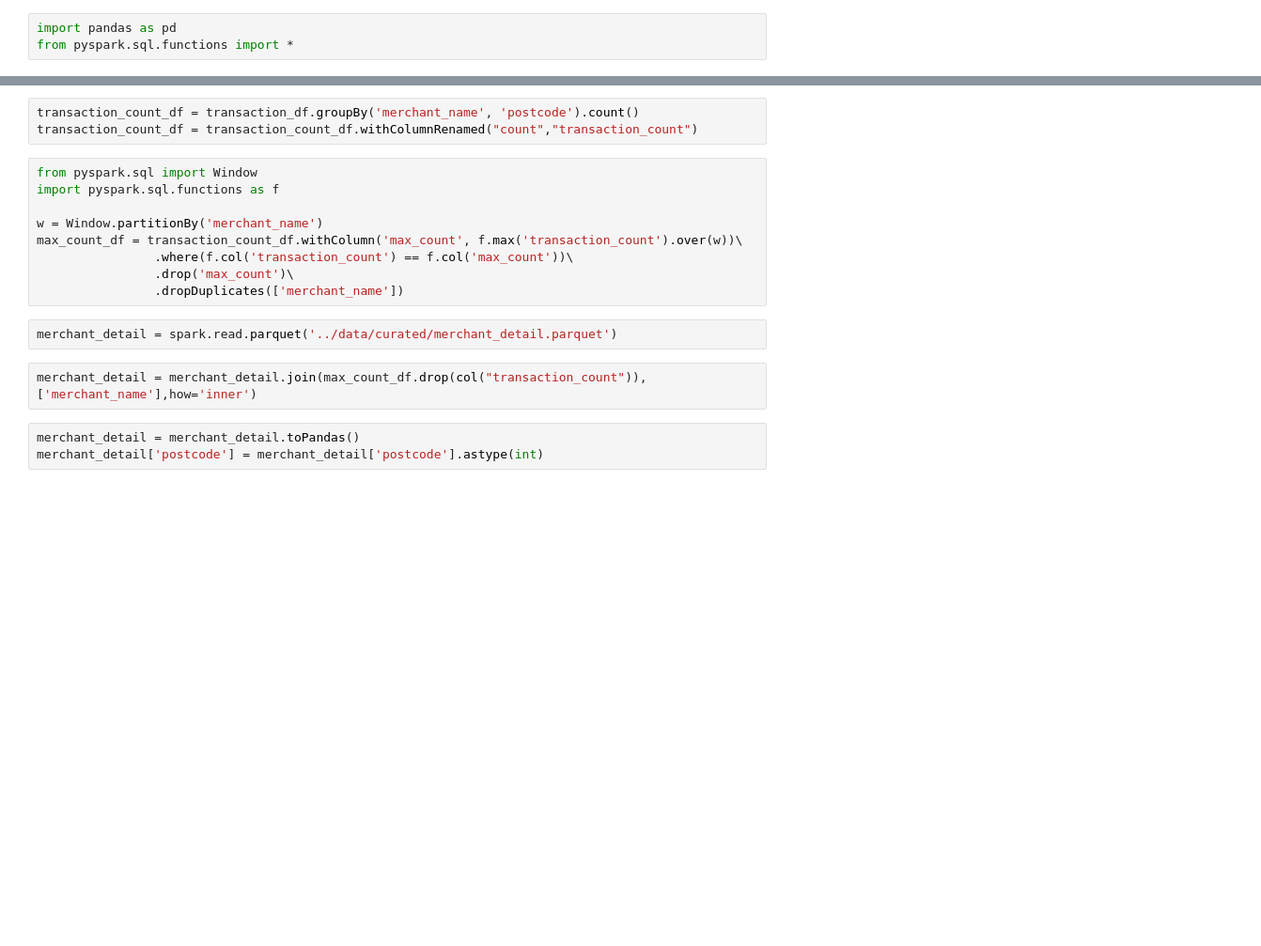
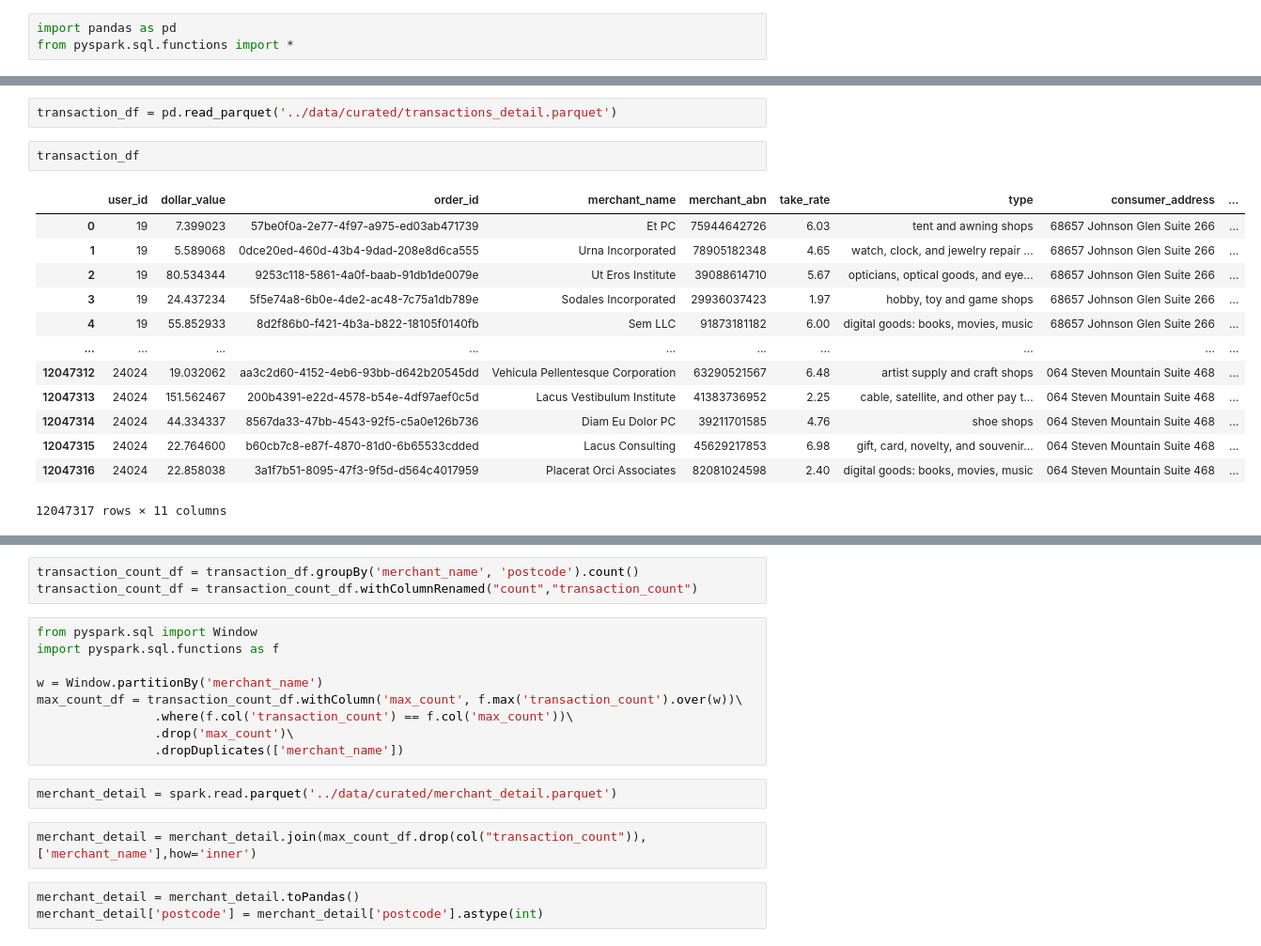
Before and after one commit to MAST30034-Applied-Data-Science/generic-buy-now-pay-later-project-group-33, a Jupyter notebook: notebooks/3.merchant main postcode.ipynb, the cells around one changed output, grey strips where cells are left out. Shown at 94% size. Drawn from its saved outputs; the diff is of its cells as text; blank space fills up the shorter version.

```diff
--- a/notebooks/3.merchant main postcode.ipynb
+++ b/notebooks/3.merchant main postcode.ipynb
@@ -21,0 +22,18 @@ To adjust logging level use sc.setLogLevel(newLevel). For SparkR, use setLogLeve
+# %%
+transaction_df = pd.read_parquet('../data/curated/transactions_detail.parquet')
+# %%
+transaction_df
+# %% [output]
+|  | user_id | dollar_value | order_id | merchant_name | merchant_abn | take_rate | type | consumer_address | ... |
+| 0 | 19 | 7.399023 | 57be0f0a-2e77-4f97-a975-ed03ab471739 | Et PC | 75944642726 | 6.03 | tent and awning shops | 68657 Johnson Glen Suite 266 | ... |
+| 1 | 19 | 5.589068 | 0dce20ed-460d-43b4-9dad-208e8d6ca555 | Urna Incorporated | 78905182348 | 4.65 | watch, clock, and jewelry repair ... | 68657 Johnson Glen Suite 266 | ... |
+| 2 | 19 | 80.534344 | 9253c118-5861-4a0f-baab-91db1de0079e | Ut Eros Institute | 39088614710 | 5.67 | opticians, optical goods, and eye... | 68657 Johnson Glen Suite 266 | ... |
+| 3 | 19 | 24.437234 | 5f5e74a8-6b0e-4de2-ac48-7c75a1db789e | Sodales Incorporated | 29936037423 | 1.97 | hobby, toy and game shops | 68657 Johnson Glen Suite 266 | ... |
+| 4 | 19 | 55.852933 | 8d2f86b0-f421-4b3a-b822-18105f0140fb | Sem LLC | 91873181182 | 6.00 | digital goods: books, movies, music | 68657 Johnson Glen Suite 266 | ... |
+| ... | ... | ... | ... | ... | ... | ... | ... | ... | ... |
+| 12047312 | 24024 | 19.032062 | aa3c2d60-4152-4eb6-93bb-d642b20545dd | Vehicula Pellentesque Corporation | 63290521567 | 6.48 | artist supply and craft shops | 064 Steven Mountain Suite 468 | ... |
+| 12047313 | 24024 | 151.562467 | 200b4391-e22d-4578-b54e-4df97aef0c5d | Lacus Vestibulum Institute | 41383736952 | 2.25 | cable, satellite, and other pay t... | 064 Steven Mountain Suite 468 | ... |
+| 12047314 | 24024 | 44.334337 | 8567da33-47bb-4543-92f5-c5a0e126b736 | Diam Eu Dolor PC | 39211701585 | 4.76 | shoe shops | 064 Steven Mountain Suite 468 | ... |
+| 12047315 | 24024 | 22.764600 | b60cb7c8-e87f-4870-81d0-6b65533cdded | Lacus Consulting | 45629217853 | 6.98 | gift, card, novelty, and souvenir... | 064 Steven Mountain Suite 468 | ... |
+| 12047316 | 24024 | 22.858038 | 3a1f7b51-8095-47f3-9f5d-d564c4017959 | Placerat Orci Associates | 82081024598 | 2.40 | digital goods: books, movies, music | 064 Steven Mountain Suite 468 | ... |
+12047317 rows × 11 columns
```
Also changed, not shown: parts of 5 cells of this notebook.
